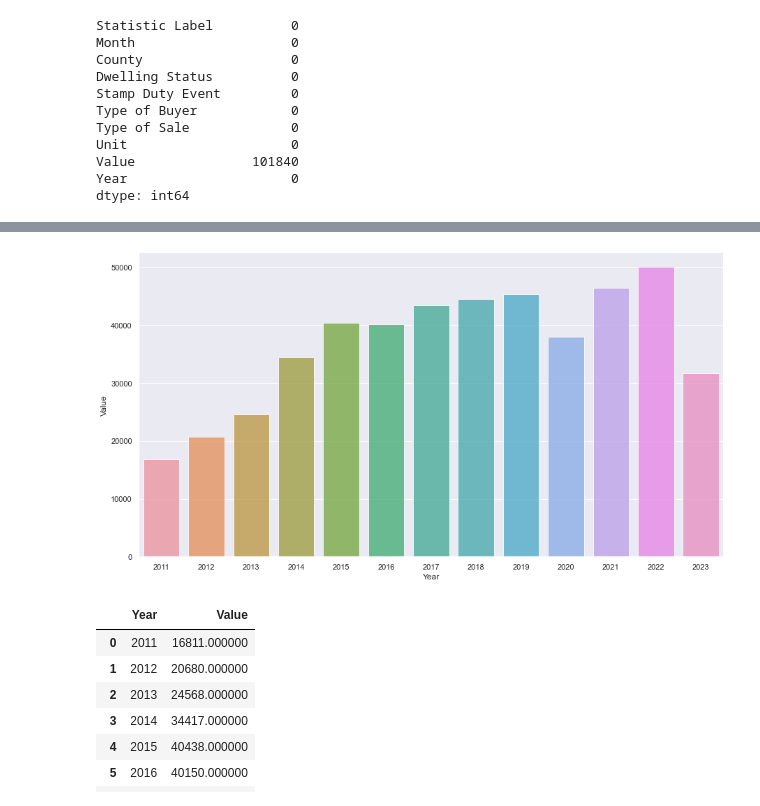
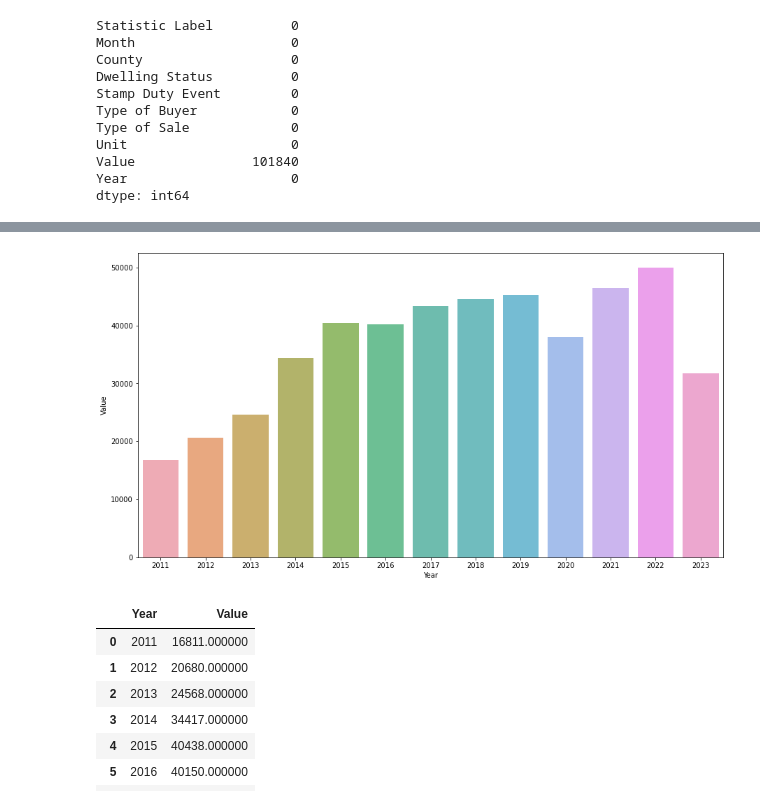
Before and after one commit to batucimenn/residentialDwellingPropertyTransactions, a Jupyter notebook: project.ipynb, the cells around one changed output, grey strips where cells are left out. Cells and saved outputs as stored; diff of their text form; code cells hidden in the pictures.

```diff
--- a/project.ipynb
+++ b/project.ipynb
@@ -8,11 +8,29 @@ import matplotlib.pyplot as plt
 
 from scipy import stats
 
+from sklearn.preprocessing import LabelEncoder
+from sklearn.preprocessing import scale
+from sklearn.preprocessing import StandardScaler
+from sklearn import metrics
+from sklearn.metrics import confusion_matrix
+from sklearn.metrics import precision_score
+from sklearn.metrics import recall_score
+from sklearn.model_selection import train_test_split
+from sklearn.model_selection import KFold
+from sklearn.model_selection import cross_val_score
+from sklearn.model_selection import GridSearchCV
+from sklearn.decomposition import PCA
+
+from sklearn.svm import SVC
+from sklearn.cluster import KMeans
+from sklearn.linear_model import LogisticRegression
+from sklearn.neighbors import KNeighborsClassifier
+from sklearn.naive_bayes import GaussianNB
+from sklearn.tree import DecisionTreeClassifier
+from sklearn.ensemble import RandomForestClassifier
+
 import warnings
 warnings.filterwarnings("ignore")
-
-%matplotlib inline
-sns.set(color_codes=True)
 # %%
 #The functions we will use in the future have been defined
 def label_graph(ticksfont, x_label, y_label, title_label, fontsize):
@@ -278,13 +296,13 @@ year2021 = numberOfHousesDF.loc[numberOfHousesDF["Year"] == 2021].Value.sum()
 year2022 = numberOfHousesDF.loc[numberOfHousesDF["Year"] == 2022].Value.sum()
 year2023 = numberOfHousesDF.loc[numberOfHousesDF["Year"] == 2023].Value.sum()
 
-numberOfHouses = {"Year": [2011, 2012, 2013, 2014, 2015, 2016, 2017, 2018, 2019, 2020, 2021, 2022, 2023], "Value": [year2011, year2012, year2013, year2014, year2015, year2016, year2017, year2018, year2019, year2020, year2021, year2022, year2023]}
-numberOfHousesDF_yearValue = pd.DataFrame(numberOfHouses)
+dictNumberOfHouses_year = {"Year": [2011, 2012, 2013, 2014, 2015, 2016, 2017, 2018, 2019, 2020, 2021, 2022, 2023], "Value": [year2011, year2012, year2013, year2014, year2015, year2016, year2017, year2018, year2019, year2020, year2021, year2022, year2023]}
+numberOfHousesDF_year = pd.DataFrame(dictNumberOfHouses_year)
 # %%
 #Barplot visualization was done
 fig = plt.figure(figsize=(15,8))
-sns.barplot(x="Year", y="Value", data=numberOfHousesDF_yearValue, alpha=0.8);
+sns.barplot(x="Year", y="Value", data=numberOfHousesDF_year, alpha=0.8);
 # %% [output]
-[figure, old version]
+[figure, new version]
 # %%
 #Data listed in dataframe
```
Also changed, not shown: parts of 49 cells of this notebook.
